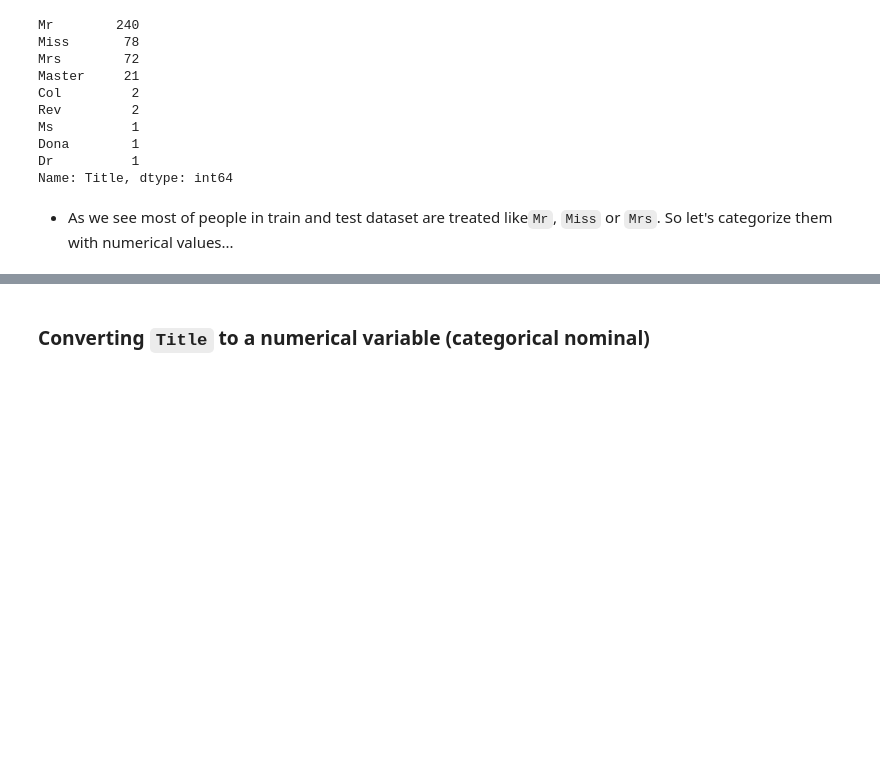
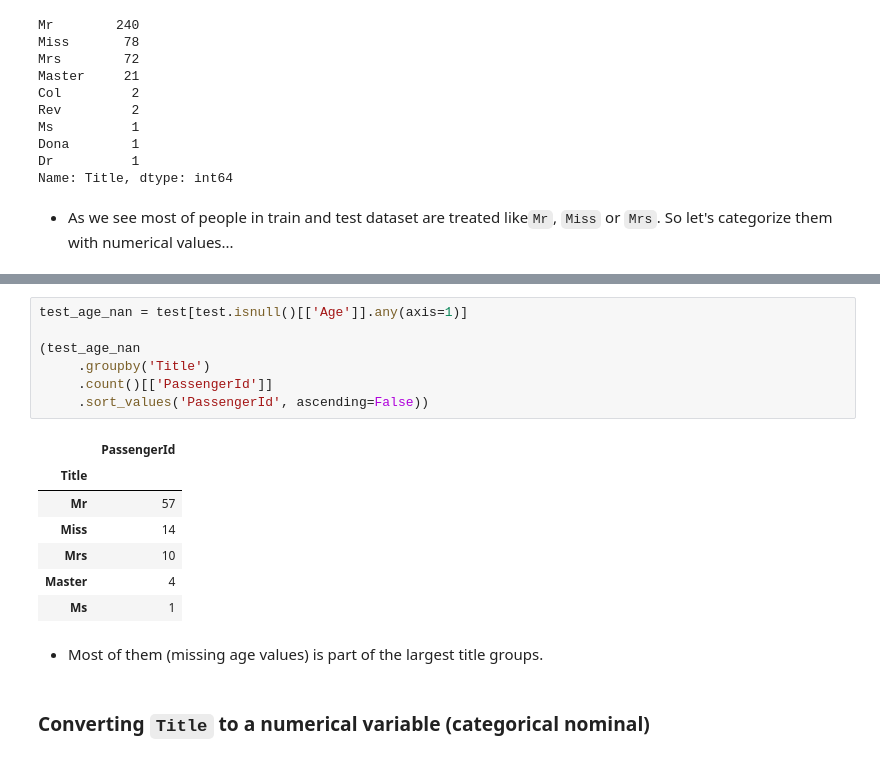
Before and after one commit to gabrielatrindade/ml-playground, a Jupyter notebook: projects/titanic/titanic.ipynb, the cells around one changed output, grey strips where cells are left out. Saved outputs shown, nothing was run; the diff lists cells and outputs as text; blank space fills up the shorter version.

```diff
--- a/projects/titanic/titanic.ipynb
+++ b/projects/titanic/titanic.ipynb
@@ -264,3 +281,20 @@ Name: Title, dtype: int64
+# %%
+test_age_nan = test[test.isnull()[['Age']].any(axis=1)]
+
+(test_age_nan
+     .groupby('Title')
+     .count()[['PassengerId']]
+     .sort_values('PassengerId', ascending=False))
+# %% [output]
+|  | PassengerId |
+| Title |  |
+| Mr | 57 |
+| Miss | 14 |
+| Mrs | 10 |
+| Master | 4 |
+| Ms | 1 |
+# %% [markdown]
+- Most of them (missing age values) is part of the largest title groups.
 # %% [markdown]
 ### Converting `Title` to a numerical variable (categorical nominal)
 # %% [markdown]
```
Also changed, not shown: parts of 26 cells of this notebook.
